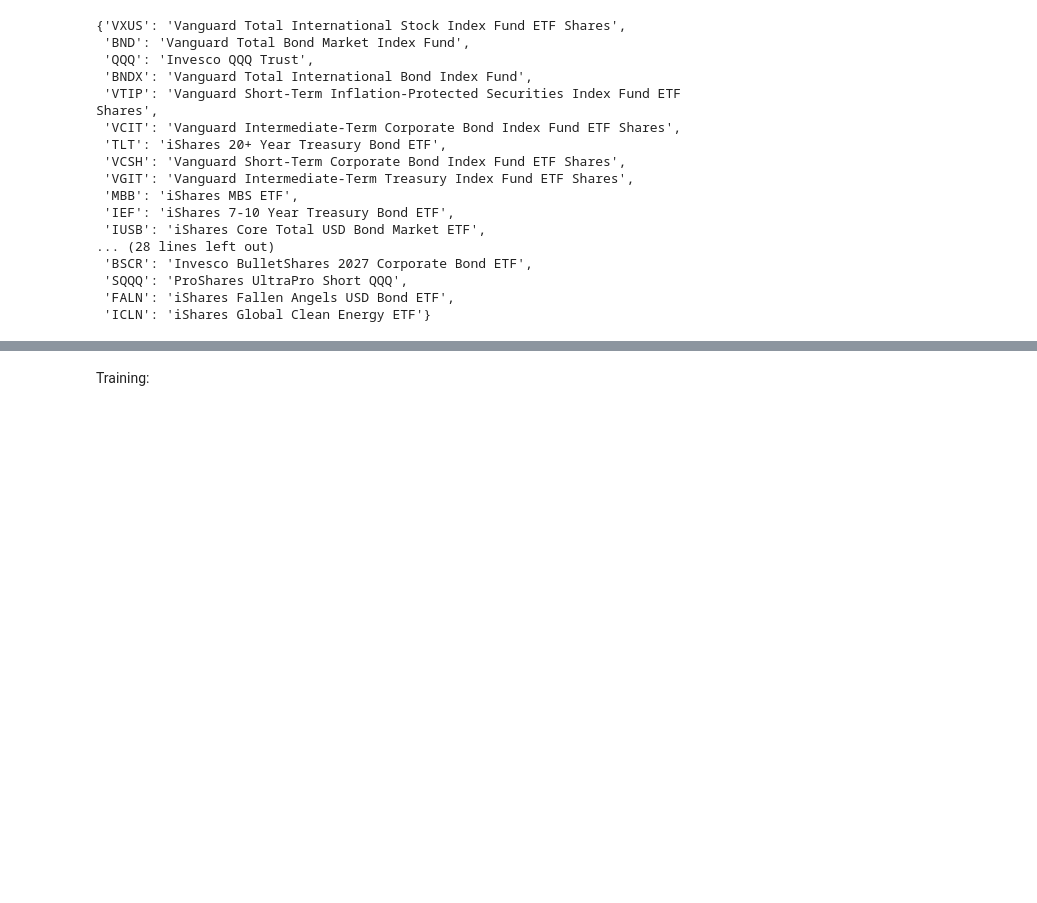
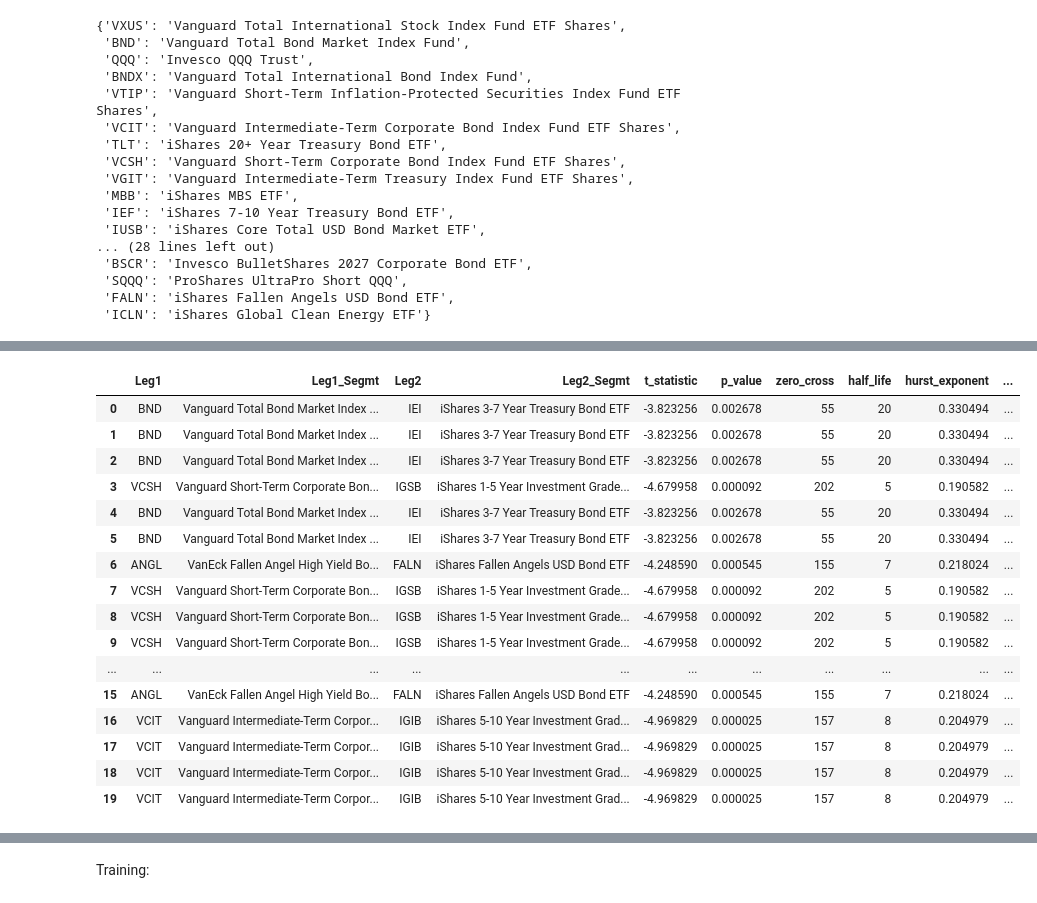
Before and after one commit to human-ak/WQU-Capstone, a Jupyter notebook: notebooks/e. Forecasting Trader.ipynb, the cells around one changed output, grey strips where cells are left out. Cells and saved outputs as stored; diff of their text form; code cells hidden in the pictures; blank space fills up the shorter version.

```diff
--- a/notebooks/e. Forecasting Trader.ipynb
+++ b/notebooks/e. Forecasting Trader.ipynb
@@ -317,0 +320,20 @@ Maximum drawdown of portfolio: -1.31%
+# %%
+pairs_summary
+# %% [output]
+|  | Leg1 | Leg1_Segmt | Leg2 | Leg2_Segmt | t_statistic | p_value | zero_cross | half_life | hurst_exponent | ... |
+| 0 | BND | Vanguard Total Bond Market Index ... | IEI | iShares 3-7 Year Treasury Bond ETF | -3.823256 | 0.002678 | 55 | 20 | 0.330494 | ... |
+| 1 | BND | Vanguard Total Bond Market Index ... | IEI | iShares 3-7 Year Treasury Bond ETF | -3.823256 | 0.002678 | 55 | 20 | 0.330494 | ... |
+| 2 | BND | Vanguard Total Bond Market Index ... | IEI | iShares 3-7 Year Treasury Bond ETF | -3.823256 | 0.002678 | 55 | 20 | 0.330494 | ... |
+| 3 | VCSH | Vanguard Short-Term Corporate Bon... | IGSB | iShares 1-5 Year Investment Grade... | -4.679958 | 0.000092 | 202 | 5 | 0.190582 | ... |
+| 4 | BND | Vanguard Total Bond Market Index ... | IEI | iShares 3-7 Year Treasury Bond ETF | -3.823256 | 0.002678 | 55 | 20 | 0.330494 | ... |
+| 5 | BND | Vanguard Total Bond Market Index ... | IEI | iShares 3-7 Year Treasury Bond ETF | -3.823256 | 0.002678 | 55 | 20 | 0.330494 | ... |
+| 6 | ANGL | VanEck Fallen Angel High Yield Bo... | FALN | iShares Fallen Angels USD Bond ETF | -4.248590 | 0.000545 | 155 | 7 | 0.218024 | ... |
+| 7 | VCSH | Vanguard Short-Term Corporate Bon... | IGSB | iShares 1-5 Year Investment Grade... | -4.679958 | 0.000092 | 202 | 5 | 0.190582 | ... |
+| 8 | VCSH | Vanguard Short-Term Corporate Bon... | IGSB | iShares 1-5 Year Investment Grade... | -4.679958 | 0.000092 | 202 | 5 | 0.190582 | ... |
+| 9 | VCSH | Vanguard Short-Term Corporate Bon... | IGSB | iShares 1-5 Year Investment Grade... | -4.679958 | 0.000092 | 202 | 5 | 0.190582 | ... |
+| ... | ... | ... | ... | ... | ... | ... | ... | ... | ... | ... |
+| 15 | ANGL | VanEck Fallen Angel High Yield Bo... | FALN | iShares Fallen Angels USD Bond ETF | -4.248590 | 0.000545 | 155 | 7 | 0.218024 | ... |
+| 16 | VCIT | Vanguard Intermediate-Term Corpor... | IGIB | iShares 5-10 Year Investment Grad... | -4.969829 | 0.000025 | 157 | 8 | 0.204979 | ... |
+| 17 | VCIT | Vanguard Intermediate-Term Corpor... | IGIB | iShares 5-10 Year Investment Grad... | -4.969829 | 0.000025 | 157 | 8 | 0.204979 | ... |
+| 18 | VCIT | Vanguard Intermediate-Term Corpor... | IGIB | iShares 5-10 Year Investment Grad... | -4.969829 | 0.000025 | 157 | 8 | 0.204979 | ... |
+| 19 | VCIT | Vanguard Intermediate-Term Corpor... | IGIB | iShares 5-10 Year Investment Grad... | -4.969829 | 0.000025 | 157 | 8 | 0.204979 | ... |
```
Also changed, not shown: parts of 7 cells of this notebook.
